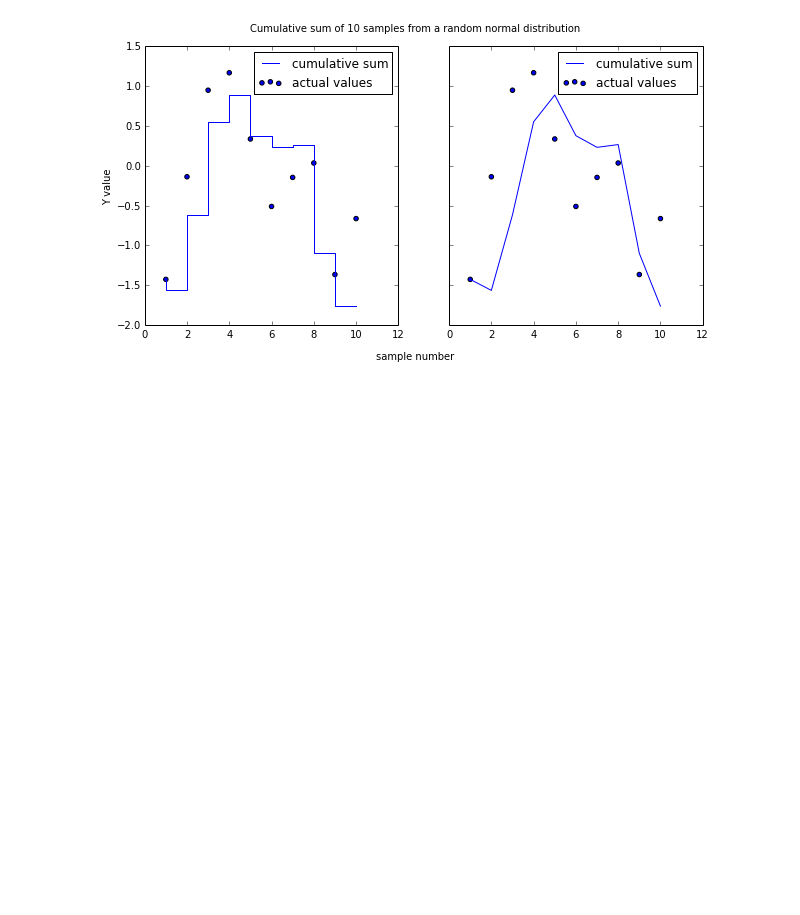
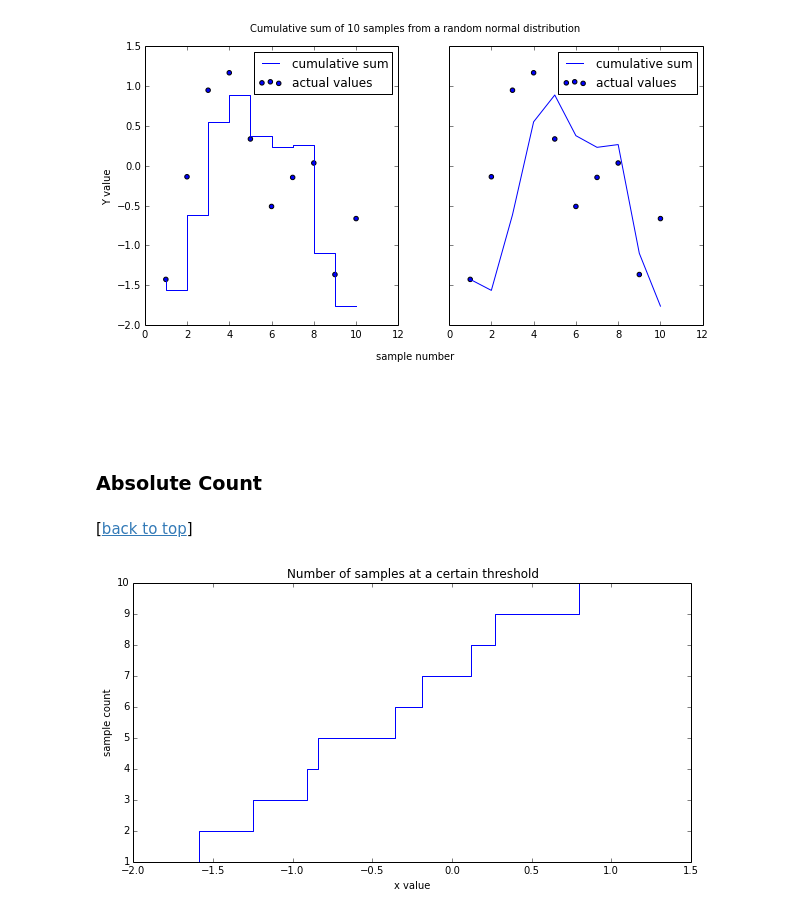
Before and after one commit to rasbt/matplotlib-gallery, a Jupyter notebook: ipynb/lineplots.ipynb, the cells around one changed output. Cells and saved outputs as stored; diff of their text form; code cells hidden in the pictures; blank space fills up the shorter version.

```diff
--- a/ipynb/lineplots.ipynb
+++ b/ipynb/lineplots.ipynb
@@ -208,3 +221,28 @@ fig.text(0.5, 0.95, 'Cumulative sum of 10 samples from a random normal distribut
 plt.show()
 # %% [output]
 [figure]
+# %% [markdown]
+<br>
+<br>
+# %% [markdown]
+### Absolute Count
+# %% [markdown]
+[[back to top](#Sections)]
+# %%
+import numpy as np
+import matplotlib.pyplot as plt
+
+A = np.arange(1, 11)
+B = np.random.randn(10) # 10 rand. values from a std. norm. distr.
+
+plt.figure(figsize=(10,5))
+
+
+plt.step(np.sort(B), A)
+plt.ylabel('sample count')
+plt.xlabel('x value')
+plt.title('Number of samples at a certain threshold')
+
+plt.show()
+# %% [output]
+[figure, added]
```
Also changed, not shown: parts of 10 cells of this notebook.
